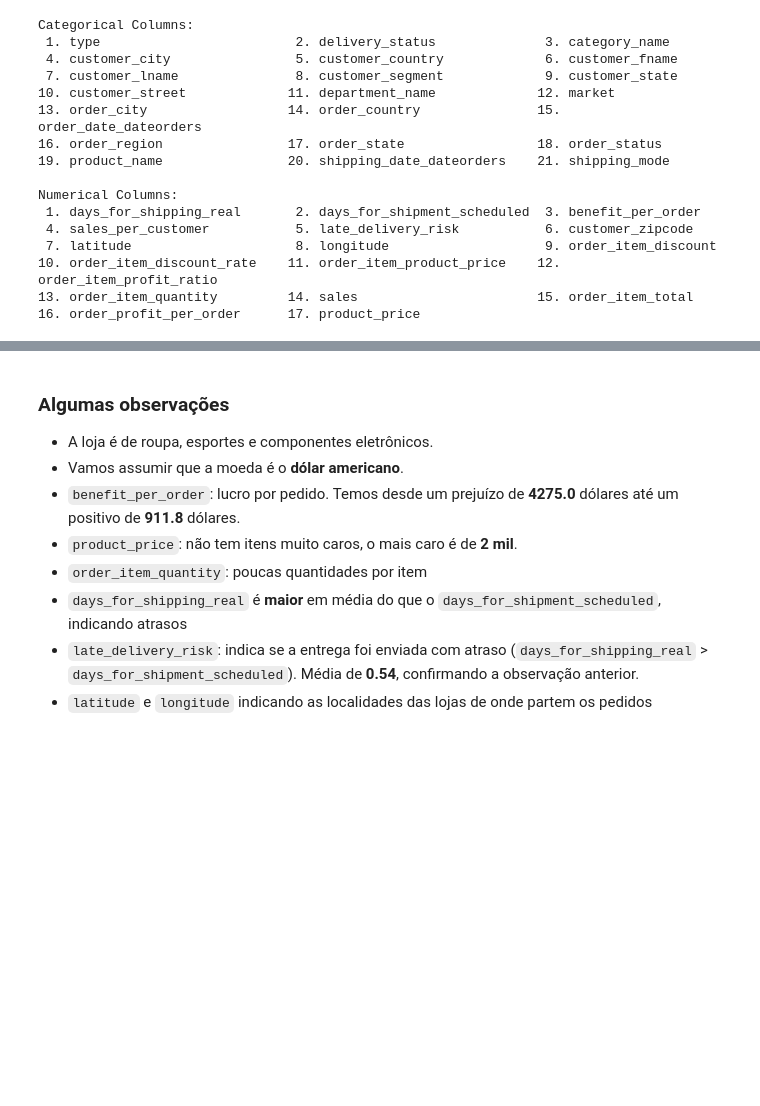
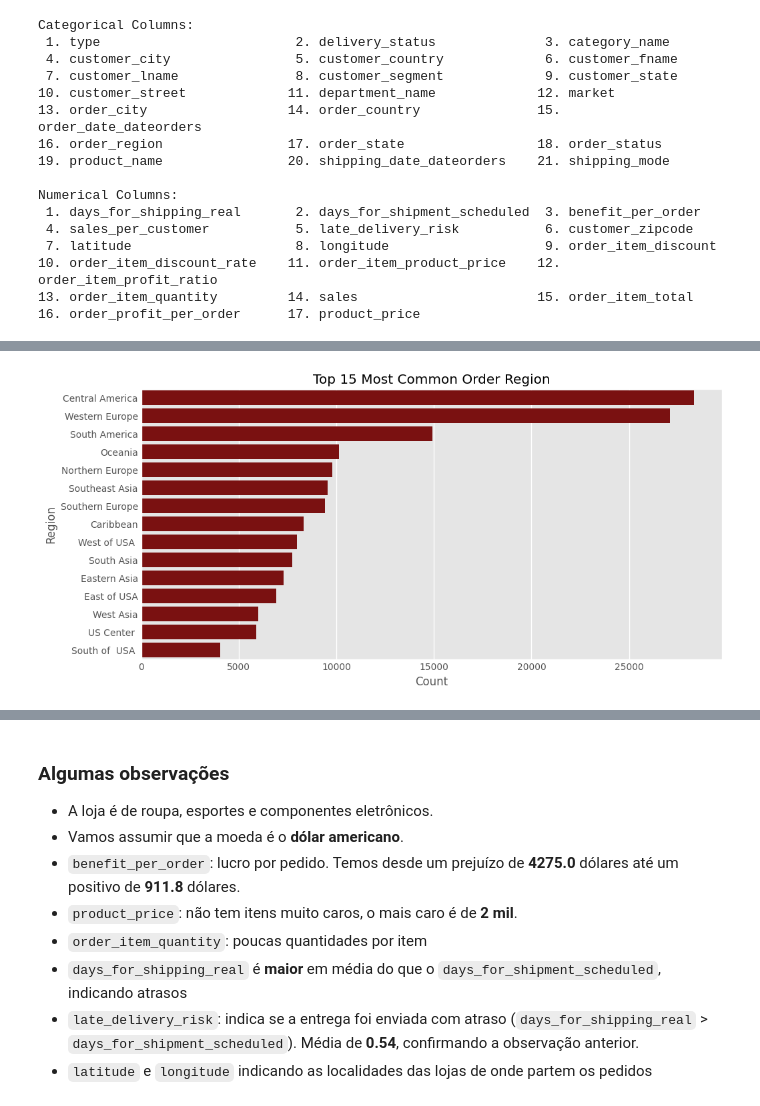
Before and after one commit to matheuscamposmt/supply-chain, a Jupyter notebook: notebook.ipynb, the cells around one changed output, grey strips where cells are left out. Drawn from its saved outputs; the diff is of its cells as text; code cells hidden in the pictures; blank space fills up the shorter version.

```diff
--- a/notebook.ipynb
+++ b/notebook.ipynb
@@ -173,3 +137,16 @@ plt.show()
+# %%
+
+plt.figure(figsize=(10, 5))
+sns.countplot(data=data, y=data.order_region, color='darkred', order=data.order_region.value_counts().index[:15])
+plt.title('Top 15 Most Common Order Region')
+
+plt.xlabel('Count')
+plt.ylabel('Region')
+plt.savefig('top_15_order_regions.png', dpi=300)
+
+plt.show()
+# %% [output]
+[figure, added]
 # %%
 data[num_cols].describe().T
 # %% [output]
```
Also changed, not shown: parts of 60 cells of this notebook, 13 other files.
